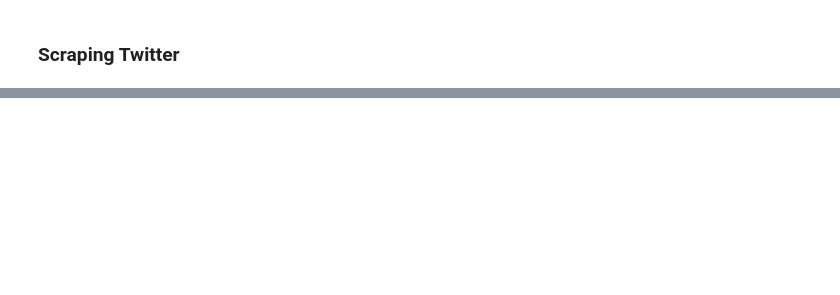
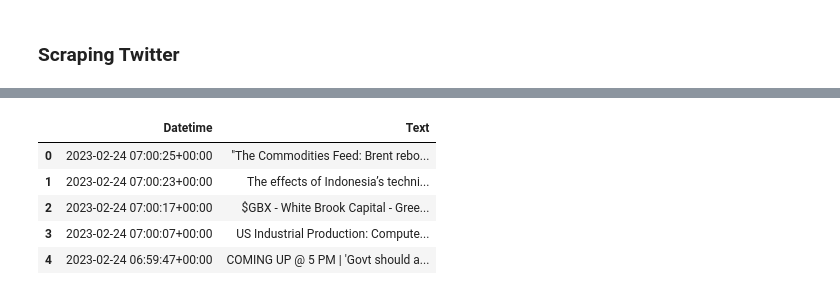
Before and after one commit to danielosetiawan/NLP_sentiment_analysis, a Jupyter notebook: Scraping Topics.ipynb, the cells around one changed output, grey strips where cells are left out. Drawn from its saved outputs; the diff is of its cells as text; code cells hidden in the pictures; blank space fills up the shorter version.

```diff
--- a/Scraping Topics.ipynb
+++ b/Scraping Topics.ipynb
@@ -43,21 +11,0 @@ lst_to_scrape = ['PG', 'META', 'AMD', 'NFLX', 'TSM', 'KO', 'F', 'COST', 'DIS', '
-# %%
-twt_list = []
-twt_list2 = []
-
-for ticker in lst_to_scrape:
-    for idx, tweet in enumerate(sntwitter.TwitterSearchScraper(
-        f'@{ticker} since:2015-01-31 until:2019-12-31').get_items()):
-
-        if idx > 15000:
-            break
-
-        twt_list.append([tweet.date, tweet.rawContent, ticker])
-
-for ticker in tweets2['Stock Name'].unique():
-    for idx, tweet in enumerate(sntwitter.TwitterSearchScraper(
-        f'@{ticker} since:2020-01-01 until:2021-09-29').get_items()):
-
-        if idx > 15000:
-            break
-
-        twt_list2.append([tweet.date, tweet.rawContent, ticker])
@@ -109,0 +12,15 @@ df.head()
+# %%
+def scrape_topics(topic, date_start='2022-07-31', date_end='2022-07-31'):
+
+    # Creating list to append tweet data to
+    tweets_list = []
+
+    # Using TwitterSearchScraper to scrape data and append tweets to list
+    for i,tweet in enumerate(
+        sntwitter.TwitterHashtagScraper(f'{topic} since:{date_start}').get_items()
+    ):
+        if i>50000:
+            break
+        tweets_list.append([tweet.date, tweet.content])
+
+    globals()[topic] = pd.DataFrame(tweets_list, columns=['Datetime', 'Text'])
@@ -109,0 +40,13 @@ df.head()
+# %%
+topic = 'economy'
+
+scrape_topics(topic, '2022-02-23', '2023-02-23')
+globals()[topic].to_csv(f'./data/scraped_topics/{topic}.csv')
+globals()[topic].head()
+# %% [output]
+|  | Datetime | Text |
+| 0 | 2023-02-24 07:00:25+00:00 | "The Commodities Feed: Brent rebo... |
+| 1 | 2023-02-24 07:00:23+00:00 | The effects of Indonesia’s techni... |
+| 2 | 2023-02-24 07:00:17+00:00 | $GBX - White Brook Capital - Gree... |
+| 3 | 2023-02-24 07:00:07+00:00 | US Industrial Production: Compute... |
+| 4 | 2023-02-24 06:59:47+00:00 | COMING UP @ 5 PM | 'Govt should a... |
```
Also changed, not shown: parts of 19 cells of this notebook, 20 other files.
